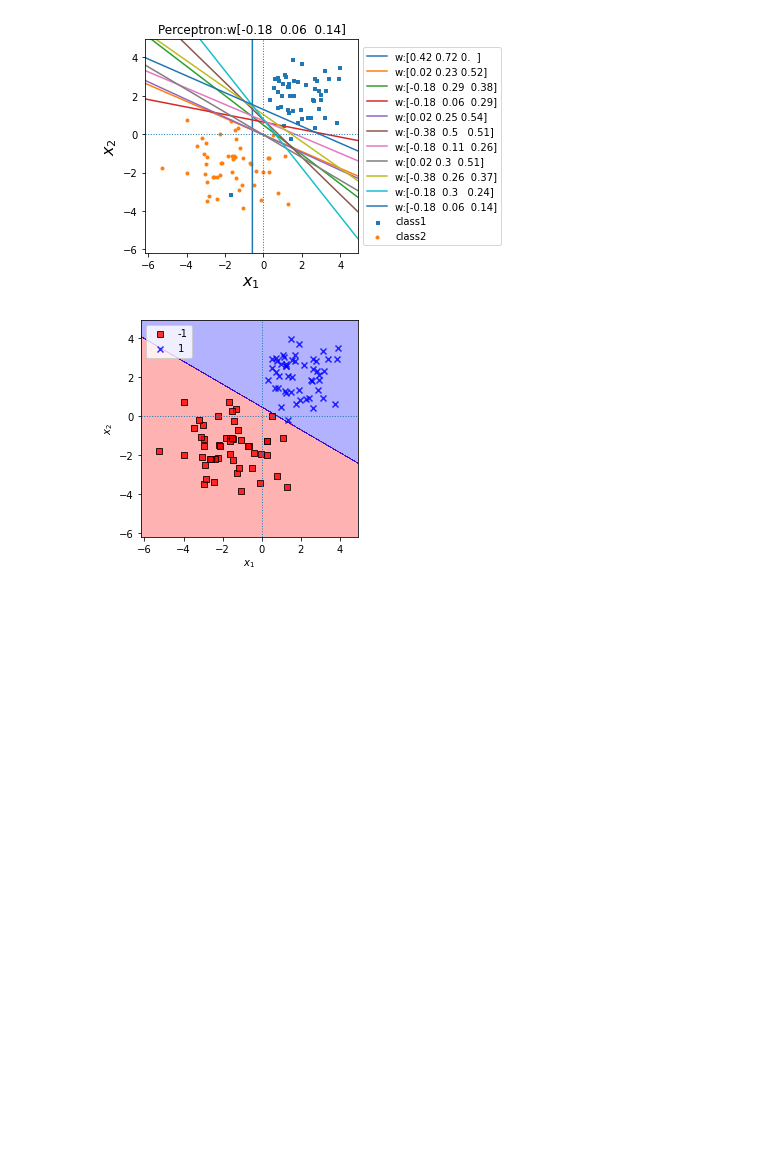
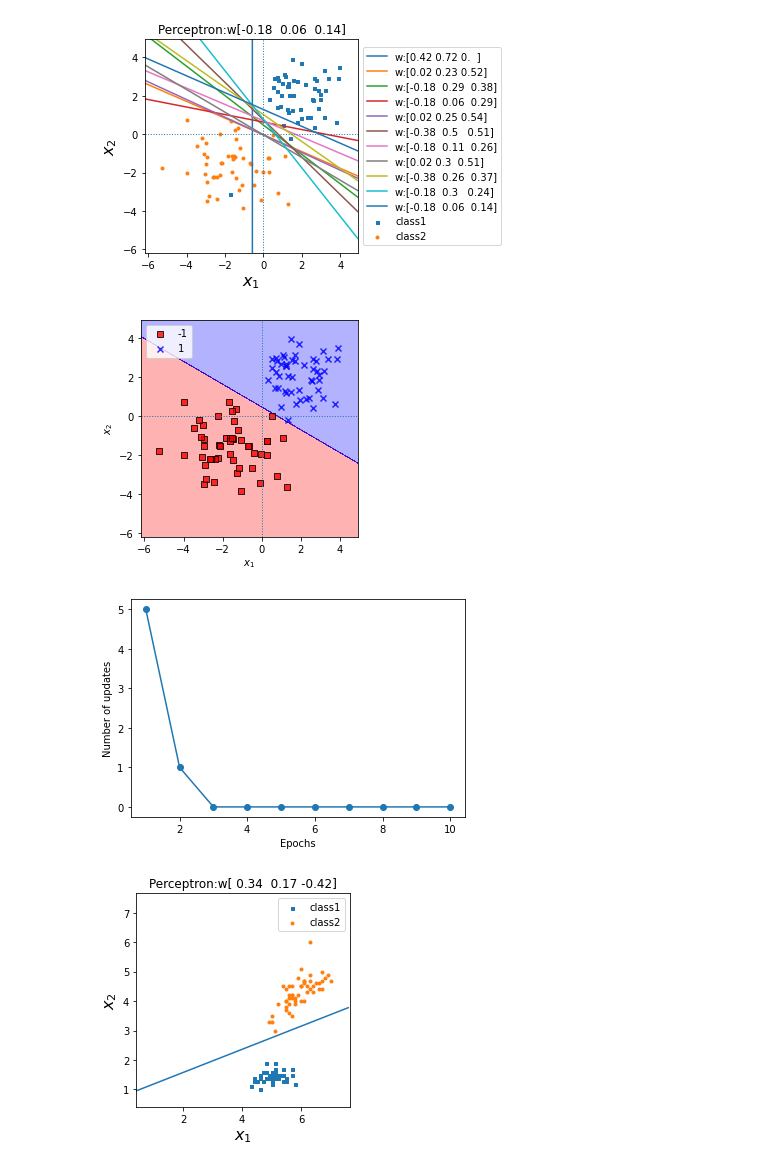
Before and after one commit to Younhong/JoyAIx, a Jupyter notebook: younhong/practice/week6.ipynb, the cells around one changed output. Cells and saved outputs as stored; diff of their text form; code cells hidden in the pictures; blank space fills up the shorter version.

```diff
--- a/younhong/practice/week6.ipynb
+++ b/younhong/practice/week6.ipynb
@@ -143,3 +143,18 @@ ppn.fit(X,y)
 joy.plot_decision_regions(X,y,ppn)
 # %% [output]
 [figure]
+# %%
+import joy
+import matplotlib.pyplot as plt
+%matplotlib inline
+X,y = joy.iris_data()
+ppn = joy.Perceptron(eta = 0.01, epochs = 10)
+ppn.fit(X,y)
+plt.plot(range(1, len(ppn.cost_)+1), ppn.cost_, marker='o')
+plt.xlabel('Epochs')
+plt.ylabel('Number of updates')
+plt.show()
+joy.plot_xyw(X,y,ppn.w)
+# %% [output]
+[figure, added]
+[figure, added]
```
